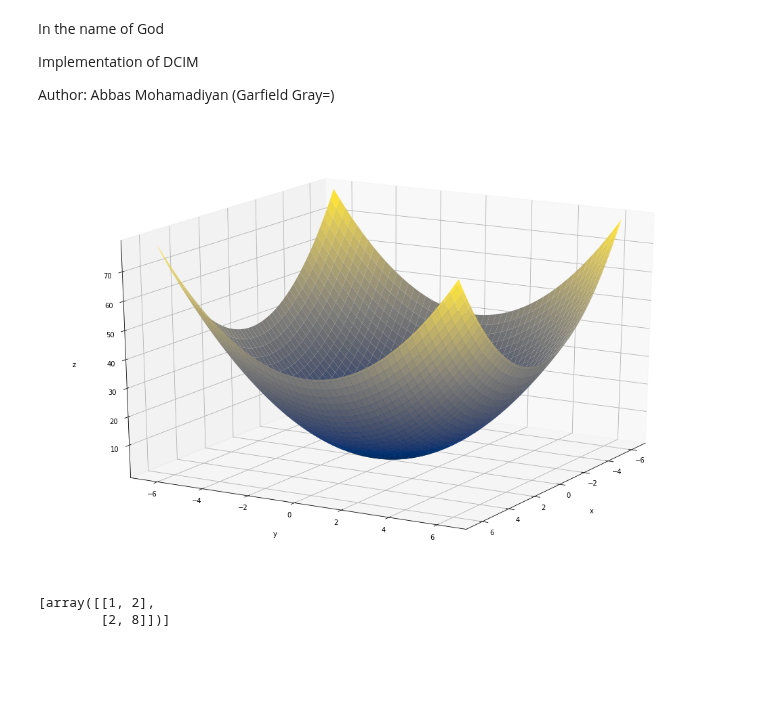
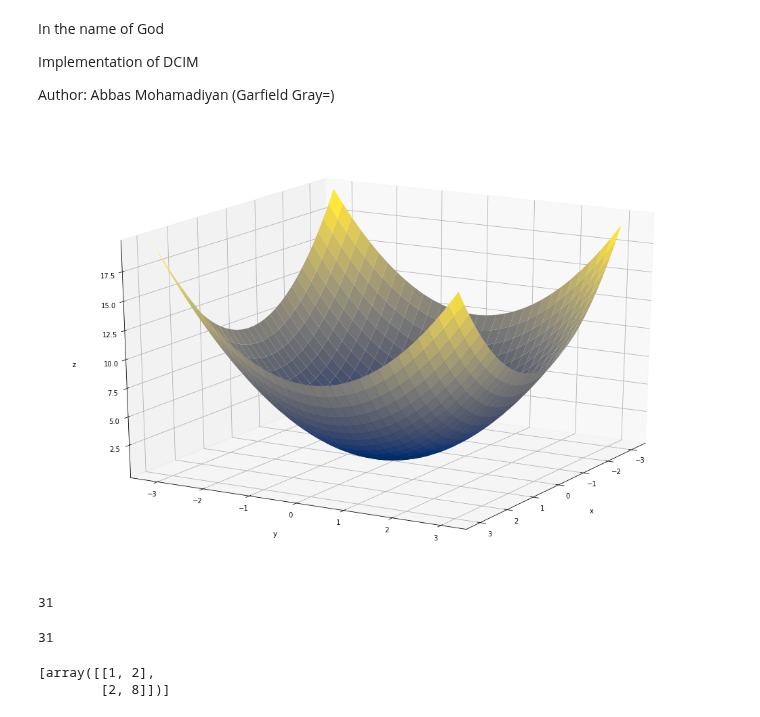
Before and after one commit to garfield-gray/DCIM, a Jupyter notebook: DCIM.ipynb, the cells around one changed output. Cells and saved outputs as stored; diff of their text form; code cells hidden in the pictures; blank space fills up the shorter version.

```diff
--- a/DCIM.ipynb
+++ b/DCIM.ipynb
@@ -16,38 +16,38 @@ from scipy.linalg import hankel
 # building up MN samples of s(m,n)
 
 
-x = np.arange(-2*np.pi, 2*np.pi, 0.01)
-y = np.arange(-2*np.pi, 2*np.pi, 0.01)
+x = np.arange(-np.pi, np.pi, 0.1)
+y = np.arange(-np.pi, np.pi, 0.1)
 M = len(x)
 N = len(y)
 K = int(np.floor(M/2))  #assuming that pencil parameter's better to be half of samples(like what we had in GPOF)
 L = int(np.floor(N/2))
 
 X, Y = np.meshgrid(x, y)
 
 s = (X**2+Y**2)
 
 """plot"""
 #                          (length, width)
 fig = plt.figure(figsize = (18,12))
 ax = plt.axes(projection='3d')
 
 
 surf = ax.plot_surface(X, Y, s, cmap = plt.cm.cividis)
 
 # Set axes label
 ax.set_xlabel('x', labelpad=20)
 ax.set_ylabel('y', labelpad=20)
 ax.set_zlabel('z', labelpad=20)
 
 #fig.colorbar(surf, shrink=0.5, aspect=8)
 
 
 #           (hight, long)
 ax.view_init(20, 30)
 plt.show()
 # %% [output]
-[figure, old version]
+[figure, new version]
 # %%
 # building up Fms and Fe matrices
 F = []
@@ -58,6 +58,14 @@ for i in range(M):
 Fe_rows = []
 for i in range(K):
   Fe_rows.append(np.block(F[i:M-K+i+1]))
+# %%
+Fe_rows[0].shape
+# %% [output]
+31
+# %%
+K
+# %% [output]
+31
 # %%
 H = []
 h = hankel([1,2],[2,8])
```
